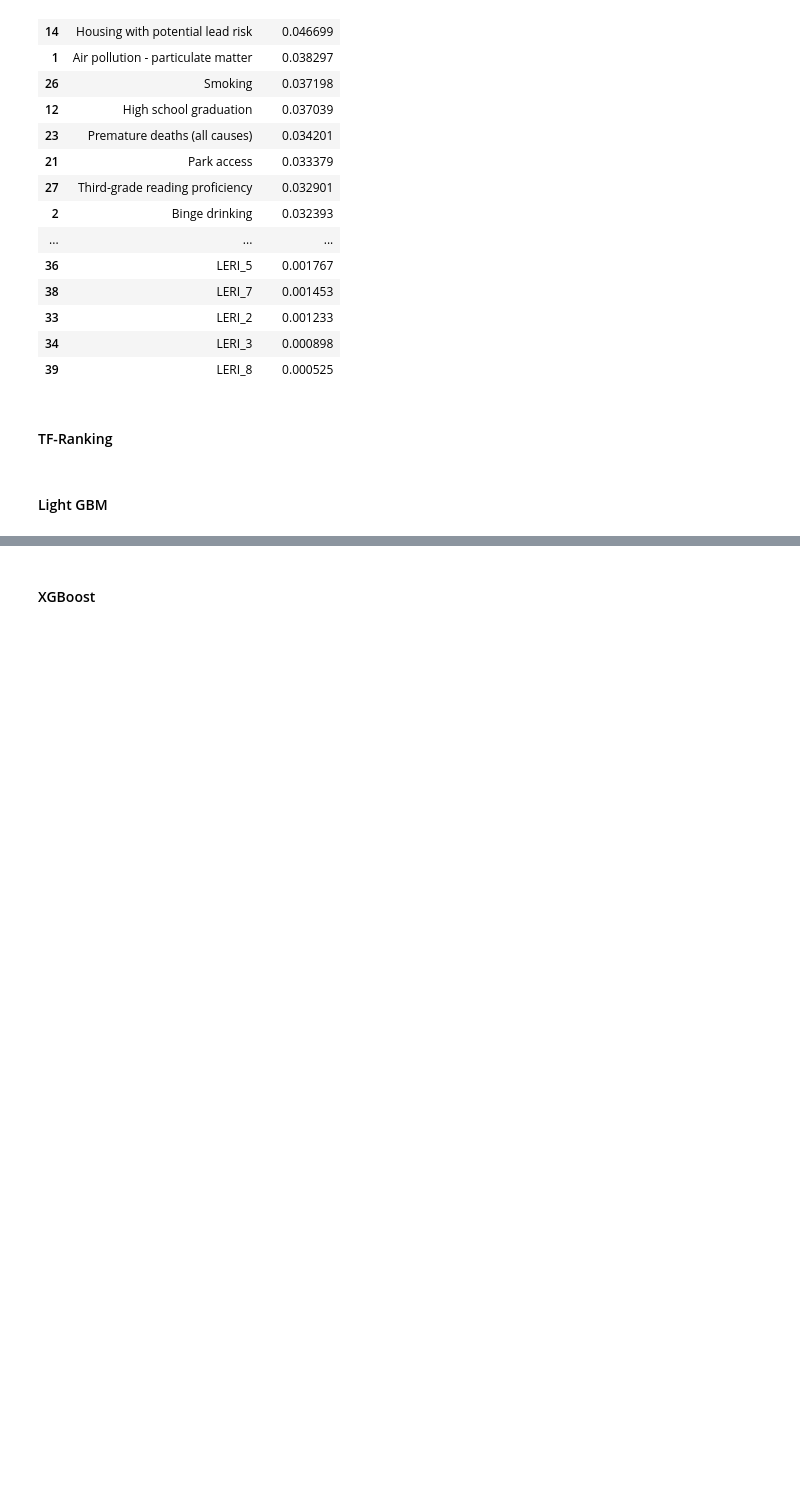
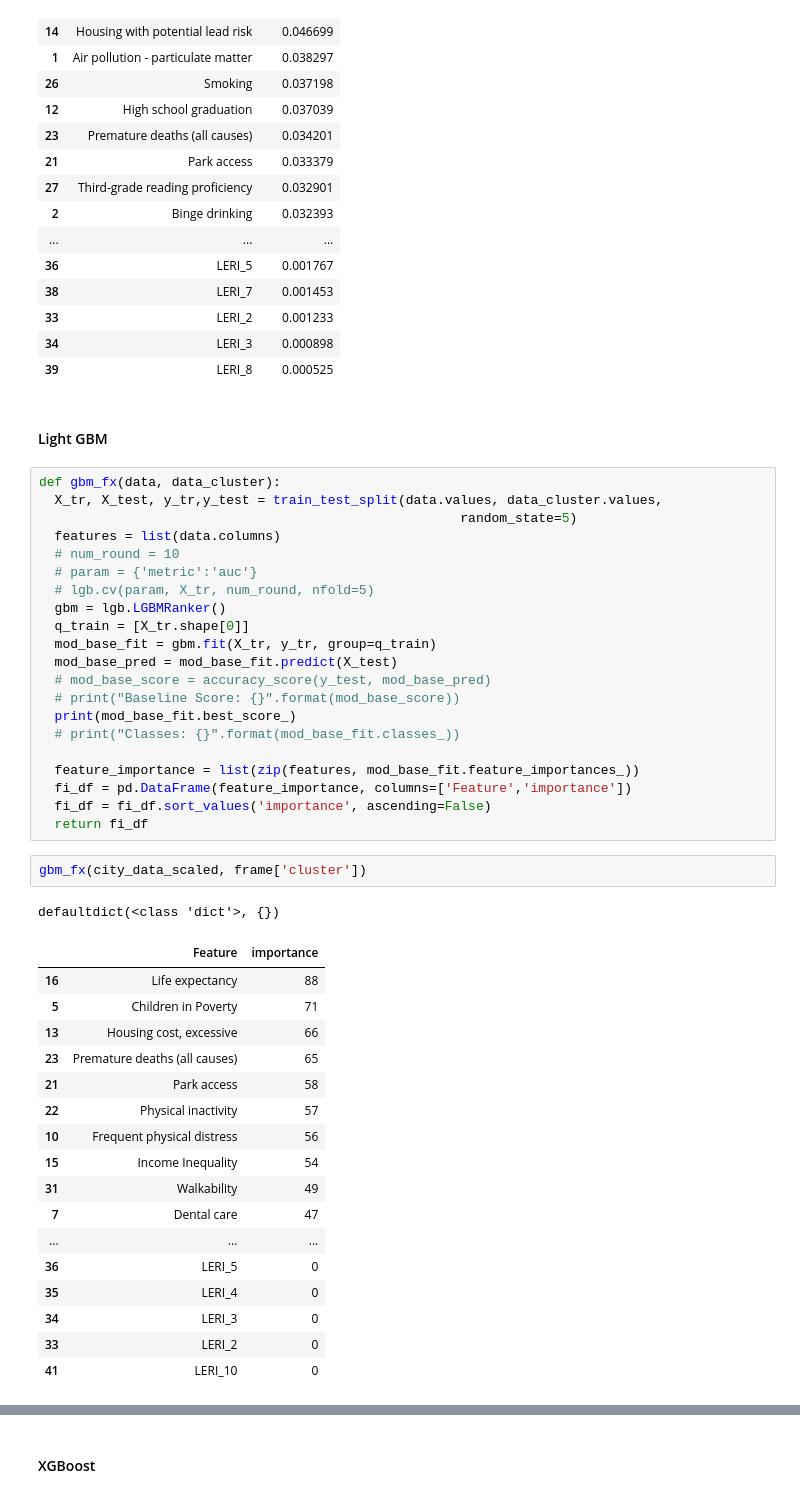
Before and after one commit to lilfetz22/Health_Scores_CAP2, a Jupyter notebook: scripts/Health_Scores_ML.ipynb, the cells around one changed output, grey strips where cells are left out. Cells and saved outputs as stored; diff of their text form; blank space fills up the shorter version.

```diff
--- a/scripts/Health_Scores_ML.ipynb
+++ b/scripts/Health_Scores_ML.ipynb
@@ -350,7 +351,47 @@ Baseline Score: 0.3963963963963964
 | 33 | LERI_2 | 0.001233 |
 | 34 | LERI_3 | 0.000898 |
 | 39 | LERI_8 | 0.000525 |
-# %% [markdown]
-#### TF-Ranking
 # %% [markdown]
 #### Light GBM
+# %%
+def gbm_fx(data, data_cluster):
+  X_tr, X_test, y_tr,y_test = train_test_split(data.values, data_cluster.values,
+                                                      random_state=5)
+  features = list(data.columns)
+  # num_round = 10
+  # param = {'metric':'auc'}
+  # lgb.cv(param, X_tr, num_round, nfold=5)
+  gbm = lgb.LGBMRanker()
+  q_train = [X_tr.shape[0]]
+  mod_base_fit = gbm.fit(X_tr, y_tr, group=q_train)
+  mod_base_pred = mod_base_fit.predict(X_test)
+  # mod_base_score = accuracy_score(y_test, mod_base_pred)
+  # print("Baseline Score: {}".format(mod_base_score))
+  print(mod_base_fit.best_score_)
+  # print("Classes: {}".format(mod_base_fit.classes_))
+
+  feature_importance = list(zip(features, mod_base_fit.feature_importances_))
+  fi_df = pd.DataFrame(feature_importance, columns=['Feature','importance'])
+  fi_df = fi_df.sort_values('importance', ascending=False)
+  return fi_df
+# %%
+gbm_fx(city_data_scaled, frame['cluster'])
+# %% [output]
+defaultdict(<class 'dict'>, {})
+|  | Feature | importance |
+| 16 | Life expectancy | 88 |
+| 5 | Children in Poverty | 71 |
+| 13 | Housing cost, excessive | 66 |
+| 23 | Premature deaths (all causes) | 65 |
+| 21 | Park access | 58 |
+| 22 | Physical inactivity | 57 |
+| 10 | Frequent physical distress | 56 |
+| 15 | Income Inequality | 54 |
+| 31 | Walkability | 49 |
+| 7 | Dental care | 47 |
+| ... | ... | ... |
+| 36 | LERI_5 | 0 |
+| 35 | LERI_4 | 0 |
+| 34 | LERI_3 | 0 |
+| 33 | LERI_2 | 0 |
+| 41 | LERI_10 | 0 |
```
Also changed, not shown: parts of 12 cells of this notebook.
